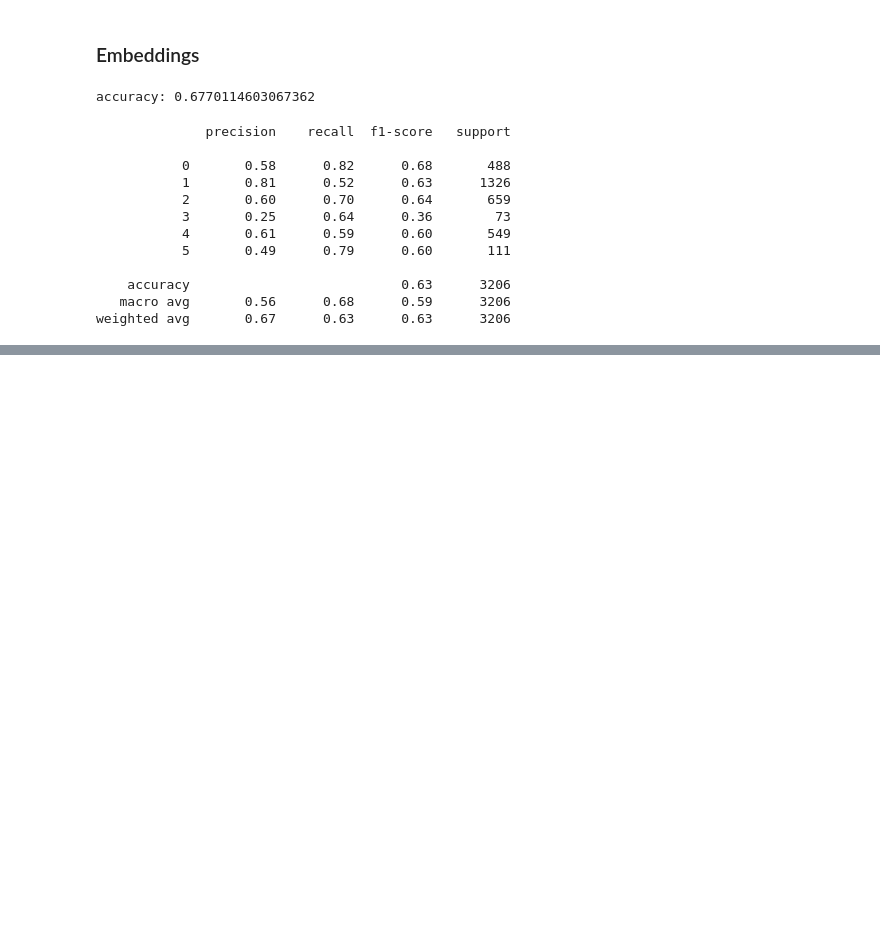
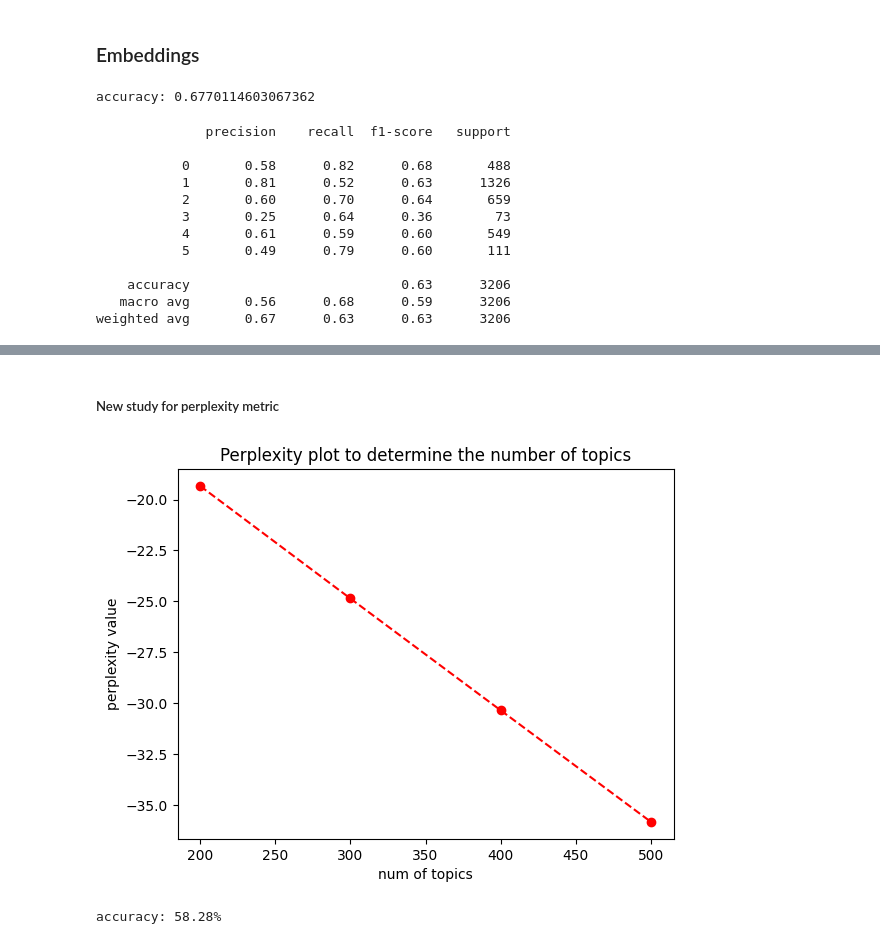
Before and after one commit to OscarLlorente/euro_sci, a Jupyter notebook: src/exploratory.ipynb, the cells around one changed output, grey strips where cells are left out. Cells and saved outputs as stored; diff of their text form; code cells hidden in the pictures; blank space fills up the shorter version.

```diff
--- a/src/exploratory.ipynb
+++ b/src/exploratory.ipynb
@@ -158,0 +194,18 @@ weighted avg       0.64      0.59      0.59      3206
+# %% [markdown]
+##### New study for perplexity metric
+# %%
+nt = [200,300,400,500]
+perplexity = []
+for i in range(len(nt)):
+    p = ntopics_optim(nt[i],reviews_bow, n_tokens)
+    perplexity.append(p)
+
+plot_perplexity(nt,perplexity)
+# %% [output]
+[figure, added]
+# %%
+corpus_ldag_sparse = lda_model(reviews_bow, 500)
+model = BasicModel(corpus_ldag_sparse, labels)
+print(f'accuracy: {model.accuracy*100:.2f}%')
+# %% [output]
+accuracy: 58.28%
```
Also changed, not shown: parts of 17 cells of this notebook, 2 other files.
